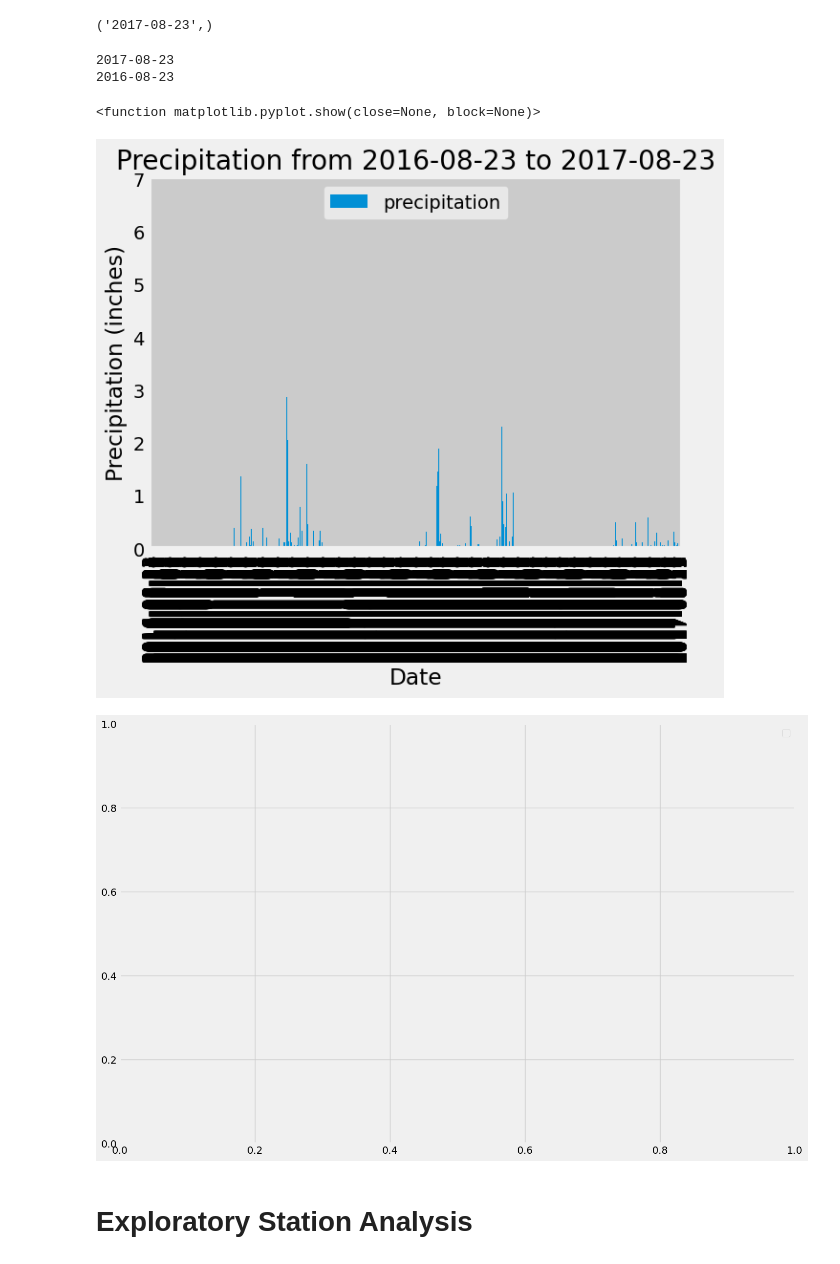
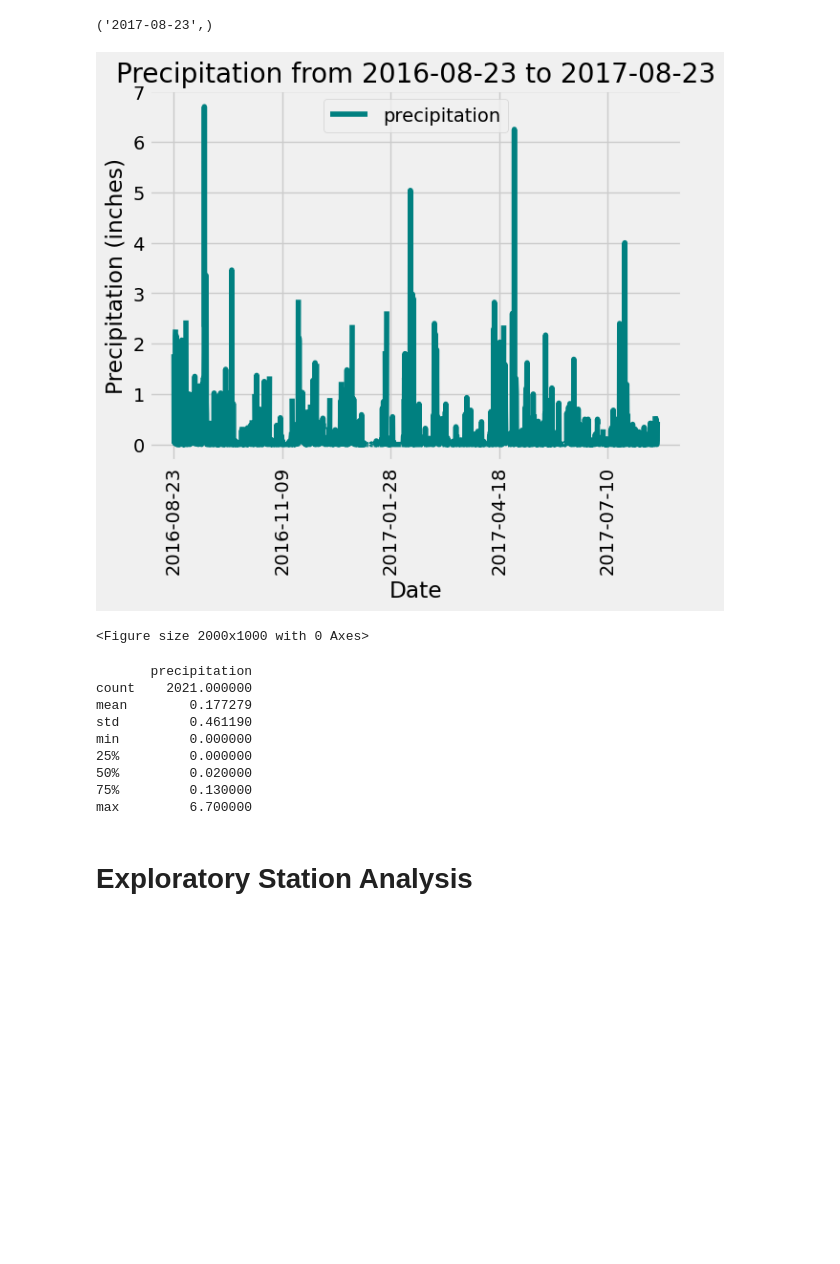
Before and after one commit to EBPaz/sqlalchemy-challenge, a Jupyter notebook: climate_starter.ipynb, the cells around one changed output. Cells and saved outputs as stored; diff of their text form; code cells hidden in the pictures; blank space fills up the shorter version.

```diff
--- a/climate_starter.ipynb
+++ b/climate_starter.ipynb
@@ -31,9 +31,9 @@ Base.classes.keys()
 ['measurement', 'station']
 # %%
 # Save references to each table
-measurement = Base.classes.measurement
+Measurement = Base.classes.measurement
 
-station = Base.classes.station
+Station = Base.classes.station
 # %%
 # Create our session (link) from Python to the DB
 session = Session(engine)
@@ -57,42 +58,49 @@ tobs FLOAT
 # %%
 # Design a query to retrieve the last 12 months of precipitation data and plot the results.
 # Starting from the most recent data point in the database.
 most_recent_date = dt.date(2017,8,23)
-print(most_recent_date)
+#print(most_recent_date)
 
 # Calculate the date one year from the last date in data set.
 one_year_ago = dt.date(2017, 8, 23) - dt.timedelta(days=365)
-print(one_year_ago)
+#print(one_year_ago)
 
 # # Perform a query to retrieve the data and precipitation scores
-all_precip = session.query(measurement.date, measurement.prcp).filter(measurement.date >= '2016-08-23').all()
+all_precip = session.query(Measurement.date, Measurement.prcp).filter(Measurement.date >= '2016-08-23').all()
 
 # # Save the query results as a Pandas DataFrame. Explicitly set the column names
 one_year_df = pd.DataFrame(all_precip, columns = ["date", "precipitation"])
-one_year_df
+#one_year_df
 
 # # Sort the dataframe by date
 sorted_one_year_df = one_year_df.sort_values(by = ['date'])
-sorted_one_year_df
+sorted_one_year_df = sorted_one_year_df.set_index('date')
+#sorted_one_year_df
 
-# # Use Pandas Plotting with Matplotlib to plot the data
-sorted_one_year_df.plot(kind = 'bar', x = 'date', y = 'precipitation')
+# # # Use Pandas Plotting with Matplotlib to plot the data
+plot_rain = sorted_one_year_df.plot(rot = 90, use_index=True, color = 'teal')
 plt.title(f'Precipitation from {one_year_ago} to {most_recent_date}')
 plt.ylabel("Precipitation (inches)")
 plt.xlabel("Date")
 xloc = ['2016-08-23', '2016-10-01', '2016-11-09', '2016-12-19', '2017-01-28', '2017-03-09', '2017-04-18', '2017-05-31', '2017-07-10']
-plt.xticks(rotation = 'vertical')
-plt.figure(figsize=(15,10))
-plt.legend("Precipitation")
+plt.figure(figsize=(20,10))
 plt.show()
 # %% [output]
+[figure, new version]
-2017-08-23
-2016-08-23
+<Figure size 2000x1000 with 0 Axes>
-<function matplotlib.pyplot.show(close=None, block=None)>
-[figure, old version]
-[figure, removed]
 # %%
 # Use Pandas to calculate the summary statistics for the precipitation data
+print(sorted_one_year_df.describe())
+# %% [output]
+       precipitation
+count    2021.000000
+mean        0.177279
+std         0.461190
+min         0.000000
+25%         0.000000
+50%         0.020000
+75%         0.130000
+max         6.700000
 # %% [markdown]
 # Exploratory Station Analysis
 # %%
```
Also changed, not shown: parts of 4 cells of this notebook, 1 other file.
